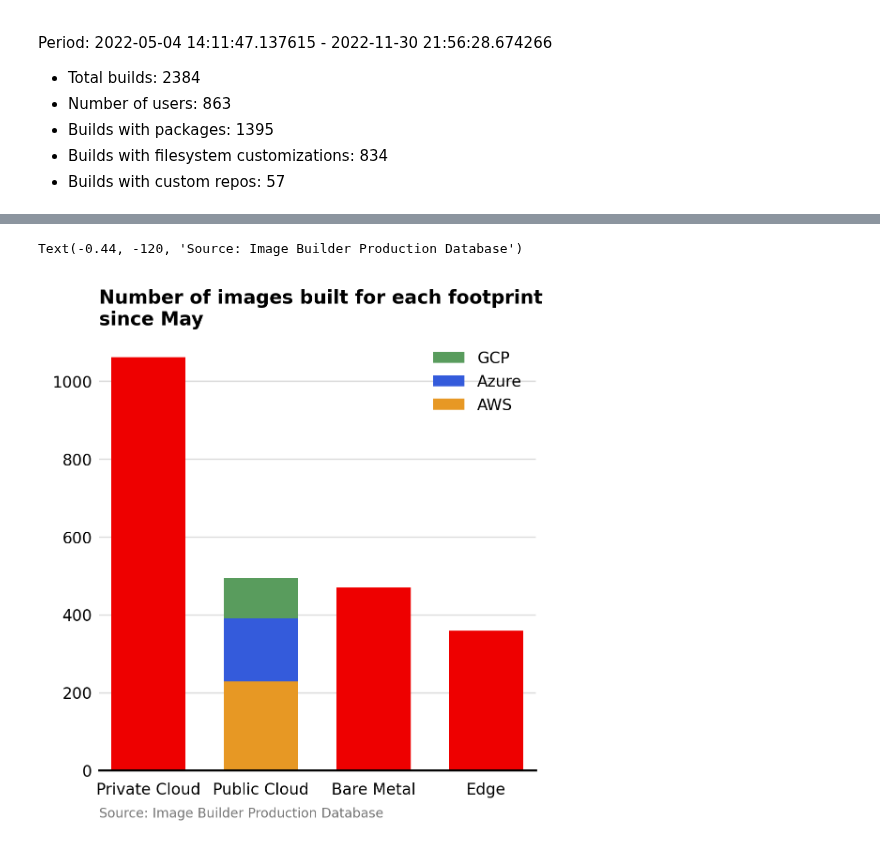
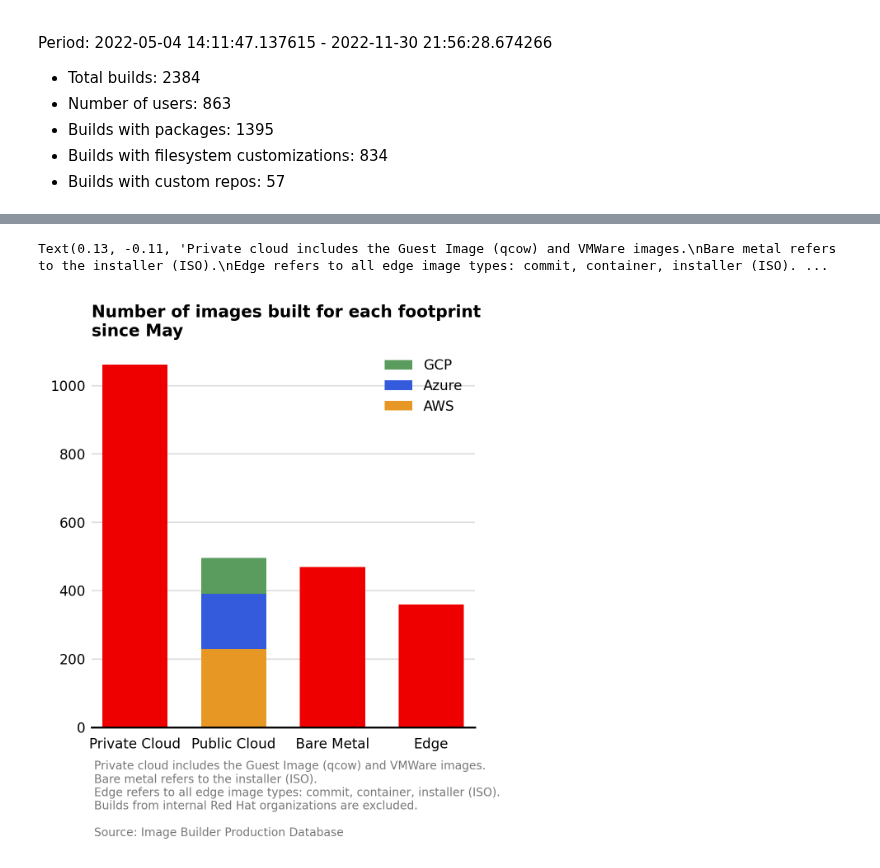
Before and after one commit to osbuild/metrics, a Jupyter notebook: notebooks/Report.ipynb, the cells around one changed output, grey strips where cells are left out. Drawn from its saved outputs; the diff is of its cells as text; code cells hidden in the pictures.

```diff
--- a/notebooks/Report.ipynb
+++ b/notebooks/Report.ipynb
@@ -213,33 +216,38 @@ names = {
 cloud_grouped_feet.sort_values(ascending=False, inplace=True)
 ax.bar([names[i] for i in cloud_grouped_feet.index], cloud_grouped_feet.values, width=bar_width)  # plot with grouped cloud to get them in order (sorted)
 # for ft in cloud_grouped_feet.items():
 #    if ft[0] == "cloud":
 #        continue
 
 public_clouds = {
     "aws": "AWS",
     "azure": "Azure",
     "gcp": "GCP"
 }
 
 colors = {
     "aws": "#E79824",
     "azure": "#345BDB",
     "gcp": "#599C5D"
 }
 # draw over cloud bar with breakdown values of individual clouds
 # Note: the legend order is top-to-bottom in order of creation, so let's draw the clouds in the same order
 bottom = sum(fp_counts[cld] for cld in clouds)  # top of the bar
 for cld in clouds:
     bottom -= fp_counts[cld]
     bar = ax.bar(names["cloud"], fp_counts[cld], bottom=bottom, label=public_clouds.get(cld, cld), width=bar_width, color=colors[cld])
     # ax.bar_label(bar, fp_counts, label_type="center", color="#ffffff")
 
 
 ax.set_xlim(-bar_width * 2/3, len(clouds) + bar_width * 2/3)
 
 ax.legend()
-ax.text(-bar_width * 2/3, -120, "Source: Image Builder Production Database", fontsize="small", color="#777777")
+caption = ("Private cloud includes the Guest Image (qcow) and VMWare images.\n"
+           "Bare metal refers to the installer (ISO).\n"
+           "Edge refers to all edge image types: commit, container, installer (ISO).\n"
+           "Builds from internal Red Hat organizations are excluded.\n\n"
+           "Source: Image Builder Production Database")
+fig.text(0.13, -0.11, caption, fontsize="small", color="#777777")
 # %% [output]
-Text(-0.44, -120, 'Source: Image Builder Production Database')
+Text(0.13, -0.11, 'Private cloud includes the Guest Image (qcow) and VMWare images.\nBare metal refers to the installer (ISO).\nEdge refers to all edge image types: commit, container, installer (ISO). ...
-[figure, old version]
+[figure, new version]
```
Also changed, not shown: parts of 5 cells of this notebook.
